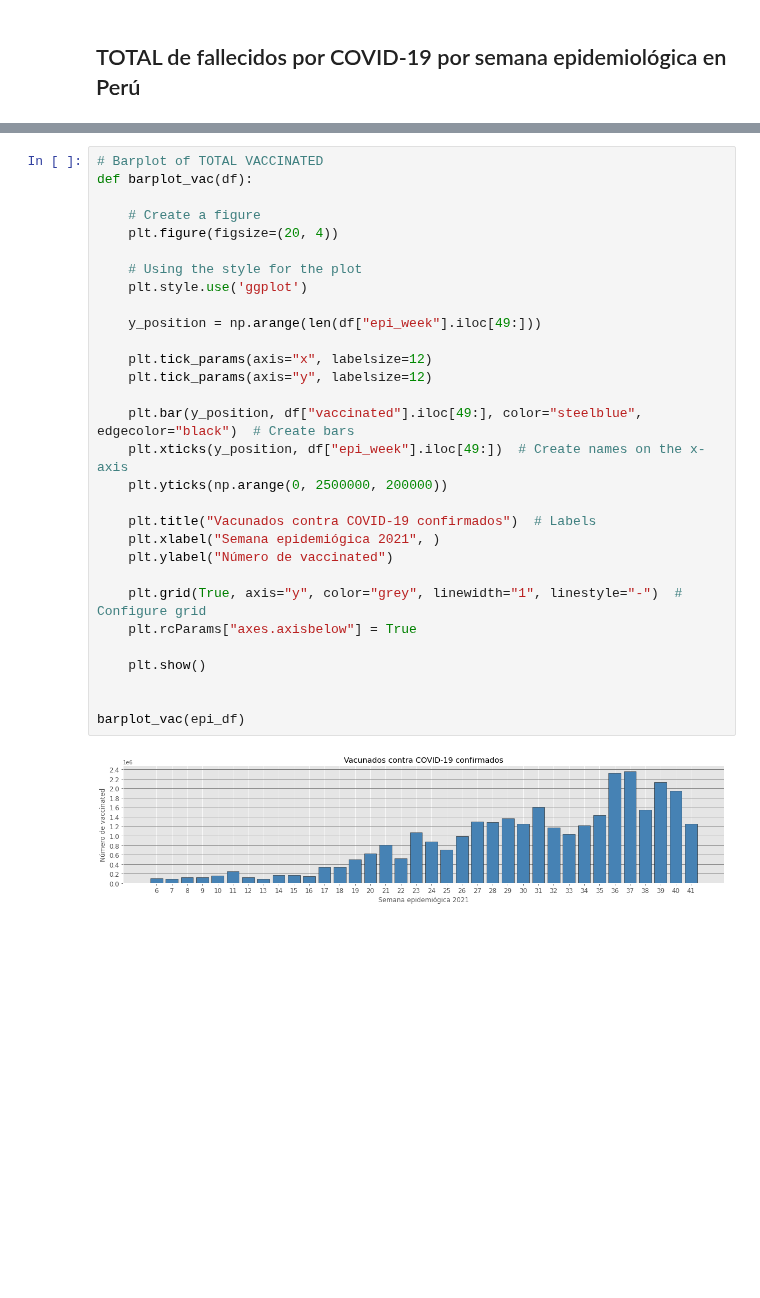
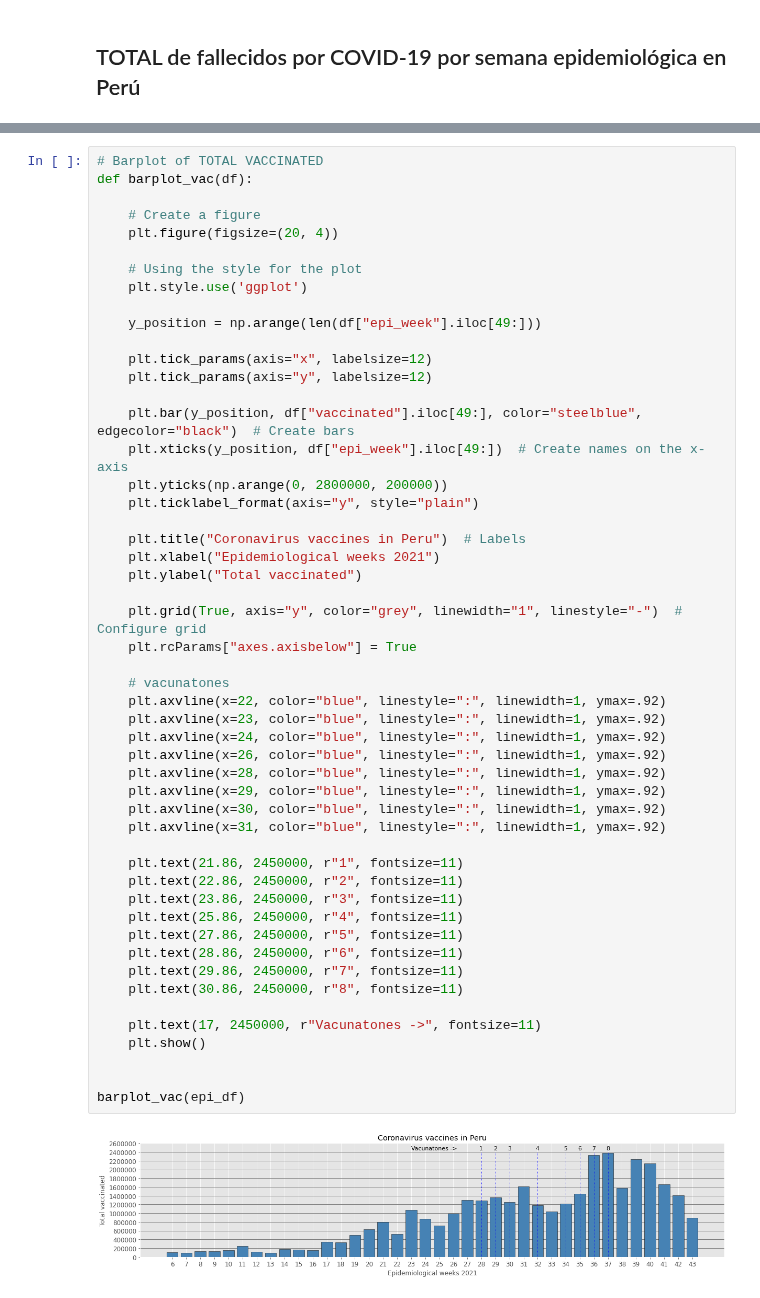
Before and after one commit to xxotto/covid19-Peru, a Jupyter notebook: 3_graphs.ipynb, the cells around one changed output, grey strips where cells are left out. Cells and saved outputs as stored; diff of their text form; blank space fills up the shorter version.

```diff
--- a/3_graphs.ipynb
+++ b/3_graphs.ipynb
@@ -84,33 +84,54 @@ barplot_dec(epi_df)
 # %%
 # Barplot of TOTAL VACCINATED
 def barplot_vac(df):
 
     # Create a figure
     plt.figure(figsize=(20, 4))
 
     # Using the style for the plot
     plt.style.use('ggplot')
 
     y_position = np.arange(len(df["epi_week"].iloc[49:]))
 
     plt.tick_params(axis="x", labelsize=12)
     plt.tick_params(axis="y", labelsize=12)
 
     plt.bar(y_position, df["vaccinated"].iloc[49:], color="steelblue", edgecolor="black")  # Create bars
     plt.xticks(y_position, df["epi_week"].iloc[49:])  # Create names on the x-axis
-    plt.yticks(np.arange(0, 2500000, 200000))
+    plt.yticks(np.arange(0, 2800000, 200000))
+    plt.ticklabel_format(axis="y", style="plain")
 
-    plt.title("Vacunados contra COVID-19 confirmados")  # Labels
-    plt.xlabel("Semana epidemiógica 2021", )
-    plt.ylabel("Número de vaccinated")
+    plt.title("Coronavirus vaccines in Peru")  # Labels
+    plt.xlabel("Epidemiological weeks 2021")
+    plt.ylabel("Total vaccinated")
 
     plt.grid(True, axis="y", color="grey", linewidth="1", linestyle="-")  # Configure grid
     plt.rcParams["axes.axisbelow"] = True
 
+    # vacunatones
+    plt.axvline(x=22, color="blue", linestyle=":", linewidth=1, ymax=.92)
+    plt.axvline(x=23, color="blue", linestyle=":", linewidth=1, ymax=.92)
+    plt.axvline(x=24, color="blue", linestyle=":", linewidth=1, ymax=.92)
+    plt.axvline(x=26, color="blue", linestyle=":", linewidth=1, ymax=.92)
+    plt.axvline(x=28, color="blue", linestyle=":", linewidth=1, ymax=.92)
+    plt.axvline(x=29, color="blue", linestyle=":", linewidth=1, ymax=.92)
+    plt.axvline(x=30, color="blue", linestyle=":", linewidth=1, ymax=.92)
+    plt.axvline(x=31, color="blue", linestyle=":", linewidth=1, ymax=.92)
+
+    plt.text(21.86, 2450000, r"1", fontsize=11)
+    plt.text(22.86, 2450000, r"2", fontsize=11)
+    plt.text(23.86, 2450000, r"3", fontsize=11)
+    plt.text(25.86, 2450000, r"4", fontsize=11)
+    plt.text(27.86, 2450000, r"5", fontsize=11)
+    plt.text(28.86, 2450000, r"6", fontsize=11)
+    plt.text(29.86, 2450000, r"7", fontsize=11)
+    plt.text(30.86, 2450000, r"8", fontsize=11)
+
+    plt.text(17, 2450000, r"Vacunatones ->", fontsize=11)
     plt.show()
 
 
 barplot_vac(epi_df)
 # %% [output]
-[figure, old version]
+[figure, new version]
 # %%
```
Also changed, not shown: parts of 4 cells of this notebook, 8 other files.
